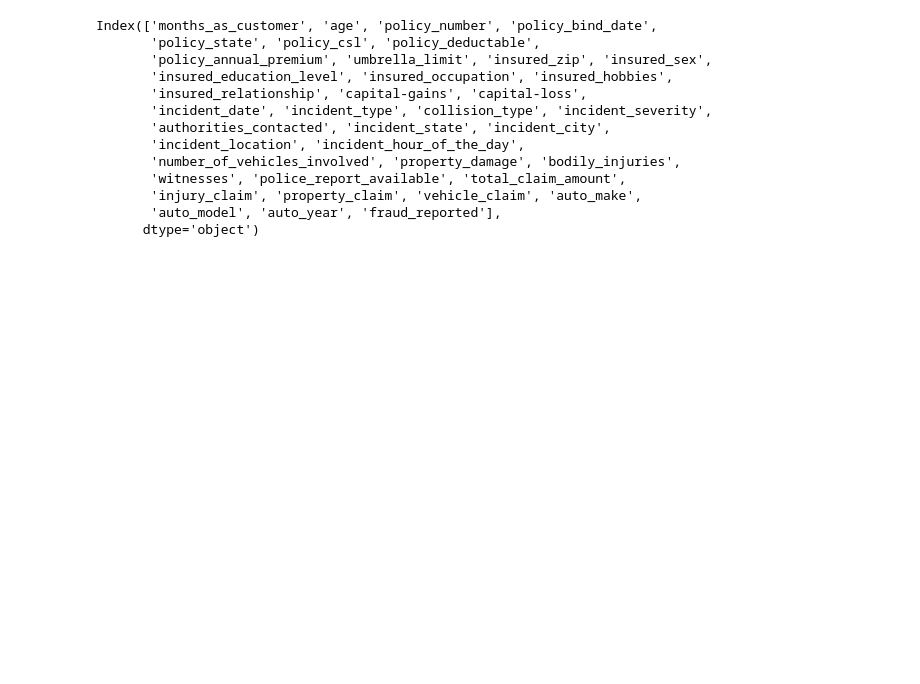
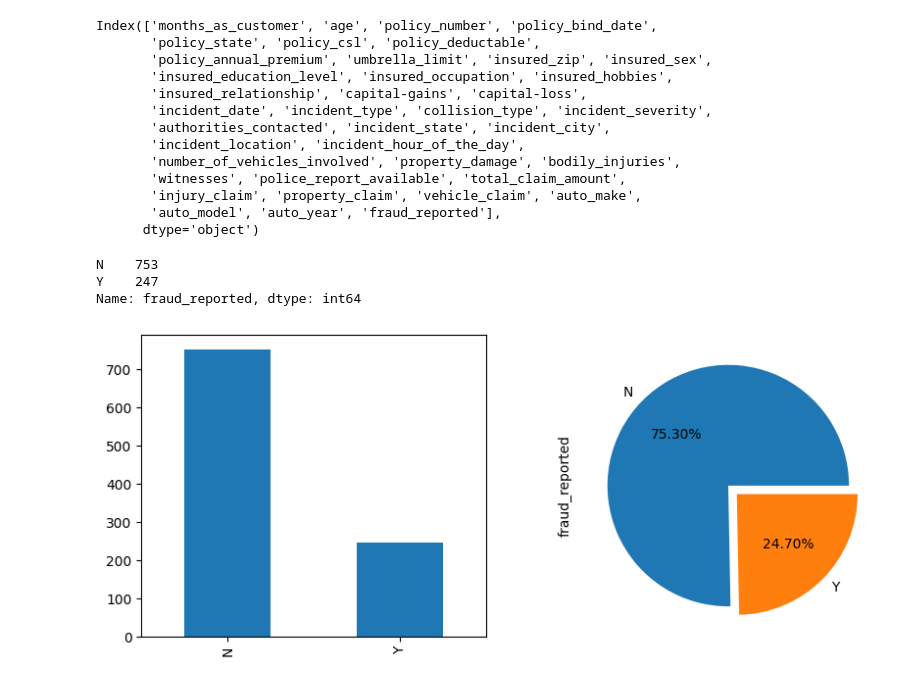
Before and after one commit to cloudwithdeb/fraud-insurance-claim-prediction, a Jupyter notebook: notebooks/main.ipynb, the cells around one changed output. Saved outputs shown, nothing was run; the diff lists cells and outputs as text; code cells hidden in the pictures; blank space fills up the shorter version.

```diff
--- a/notebooks/main.ipynb
+++ b/notebooks/main.ipynb
@@ -72,3 +82,21 @@ Index(['months_as_customer', 'age', 'policy_number', 'policy_bind_date',
        'injury_claim', 'property_claim', 'vehicle_claim', 'auto_make',
        'auto_model', 'auto_year', 'fraud_reported'],
       dtype='object')
+# %%
+#Lets check total number of sample in each fraud_report feature
+df.fraud_reported.value_counts()
+# %% [output]
+N    753
+Y    247
+Name: fraud_reported, dtype: int64
+# %%
+#lets visualize our results
+plt.figure(figsize=(10,4))
+plt.subplot(1, 2, 1)
+df.fraud_reported.value_counts().plot(kind="bar")
+
+plt.subplot(1, 2, 2)
+df.fraud_reported.value_counts().plot(kind="pie",autopct="%.2f%%", explode=[0.0, 0.1])
+plt.show()
+# %% [output]
+[figure, added]
```
Also changed, not shown: parts of 4 cells of this notebook.
